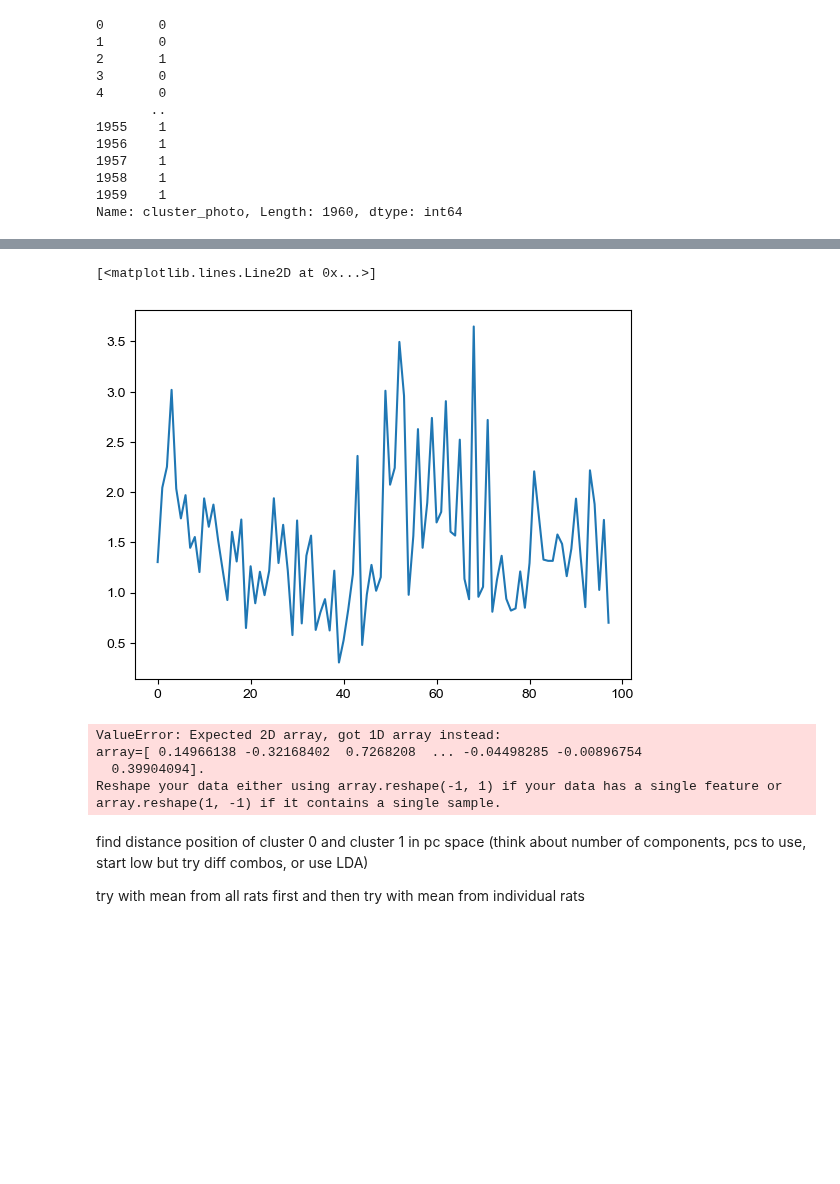
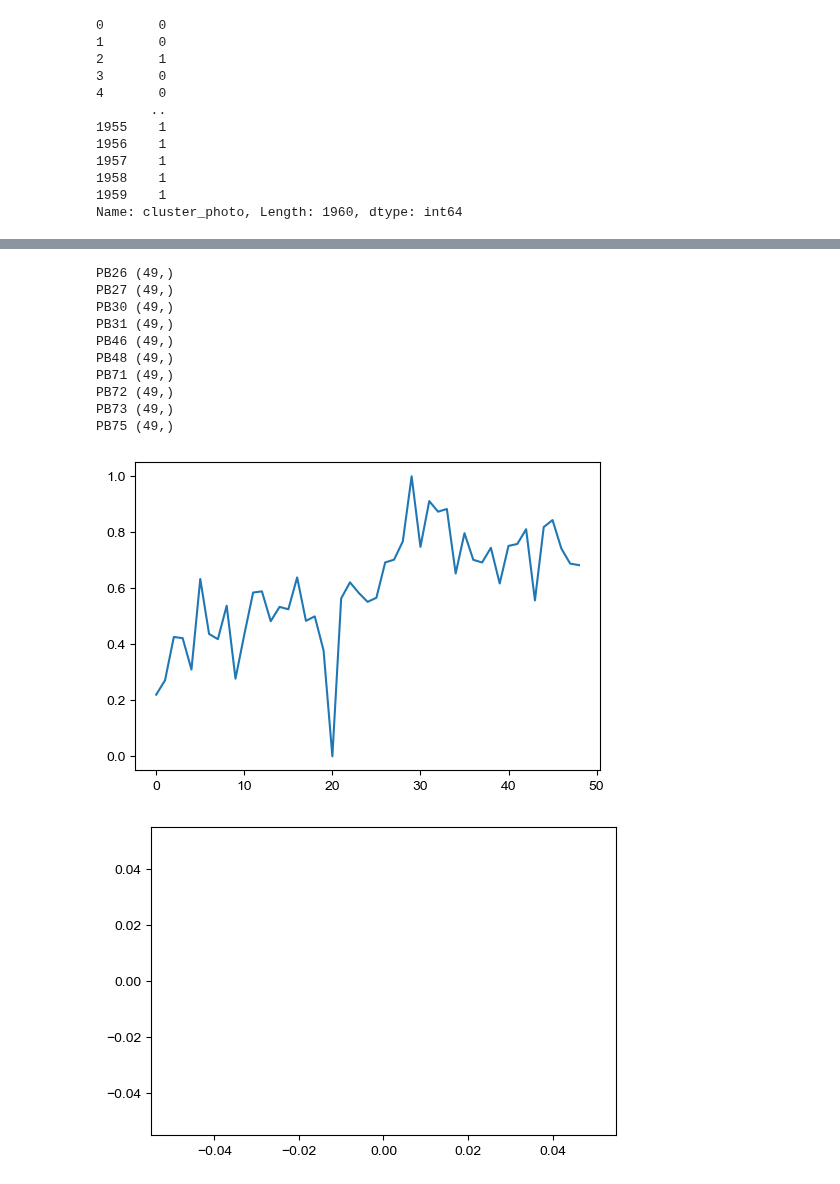
Before and after one commit to jaimemcc/bazzino, a Jupyter notebook: notebooks/crosscorrelation.ipynb, the cells around one changed output, grey strips where cells are left out. Drawn from its saved outputs; the diff is of its cells as text; code cells hidden in the pictures; blank space fills up the shorter version.

```diff
--- a/notebooks/crosscorrelation.ipynb
+++ b/notebooks/crosscorrelation.ipynb
@@ -121,30 +258,46 @@ print(cluster1_mean_pc)
-# %%
-rat_data = pca[x_array.query("id == 'PB75'").index, :5]
-trial_dist = []
-
-for idx in range(len(rat_data)):
-    dist = euclidean(cluster1_mean_pc, rat_data[idx, :])
-    # print(dist)
-    trial_dist.append(dist)
-
-
-plt.plot(trial_dist)
-# %% [output]
-[<matplotlib.lines.Line2D at 0x...>]
-[figure, removed]
-# %%
-from sklearn.discriminant_analysis import LinearDiscriminantAnalysis
-
-lda = LinearDiscriminantAnalysis(n_components=5)
-lda.fit(pca[:,5], x_array.cluster_photo)  # X = features, y = labels
-X_lda = lda.transform(pca)  # Project to LDA space
-# %% [output]
-ValueError: Expected 2D array, got 1D array instead:
-array=[ 0.14966138 -0.32168402  0.7268208  ... -0.04498285 -0.00896754
-  0.39904094].
-Reshape your data either using array.reshape(-1, 1) if your data has a single feature or array.reshape(1, -1) if it contains a single sample.
-# %% [markdown]
-find distance position of cluster 0 and cluster 1 in pc space
-    (think about number of components, pcs to use, start low but try diff combos, or use LDA)
-
-try with mean from all rats first and then try with mean from individual rats
+# %%
+def get_normd_proj(pca_data, labels):
+    # calculate centroids
+    cluster_0_centroid = pca_data[labels == 0].mean(axis=0)
+    cluster_1_centroid = pca_data[labels == 1].mean(axis=0)
+
+    # Step 2: Define the cluster separation vector
+    cluster_vector = cluster_1_centroid - cluster_0_centroid
+
+    # Step 3: Project each observation onto the cluster vector
+    # Normalize the cluster vector
+    cluster_vector_norm = cluster_vector / np.linalg.norm(cluster_vector)
+    # Compute projections
+    projections = np.dot(pca_data - cluster_0_centroid, cluster_vector_norm)
+
+    # Step 4: Normalize the projections to range between 0 and 1
+    min_projection = projections.min()
+    max_projection = projections.max()
+    normalized_projections = (projections - min_projection) / (max_projection - min_projection)
+
+    return normalized_projections
+
+x_array_red = x_array.query("infusiontype == '45NaCl' & condition == 'deplete'")
+rats = x_array_red.id.unique()
+for rat in rats:
+    pc_rat = pca[x_array_red.query("id == @rat").index, :3]  # First 3 PCs
+    labels_rat = x_array_red.query("id == @rat").cluster_photo.values
+
+    normd_proj_rat = get_normd_proj(pc_rat, labels_rat)
+    print(rat, normd_proj_rat.shape)
+
+    f, ax = plt.subplots(figsize=(6,4))
+    ax.plot(normd_proj_rat)
+# %% [output]
+PB26 (49,)
+PB27 (49,)
+PB30 (49,)
+PB31 (49,)
+PB46 (49,)
+PB48 (49,)
+PB71 (49,)
+PB72 (49,)
+PB73 (49,)
+PB75 (49,)
+[figure, added]
+[figure, added]
```
Also changed, not shown: parts of 14 cells of this notebook, 1 other file.
